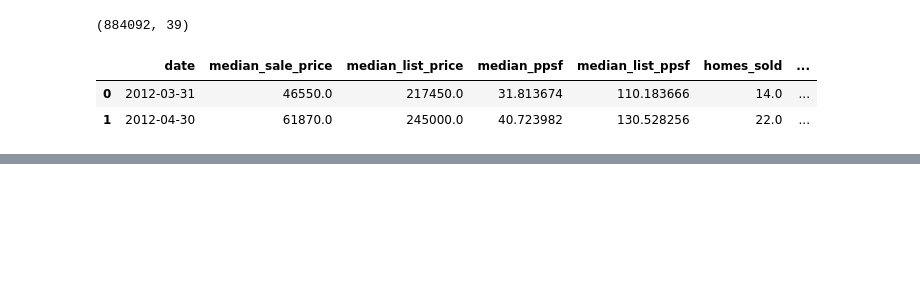
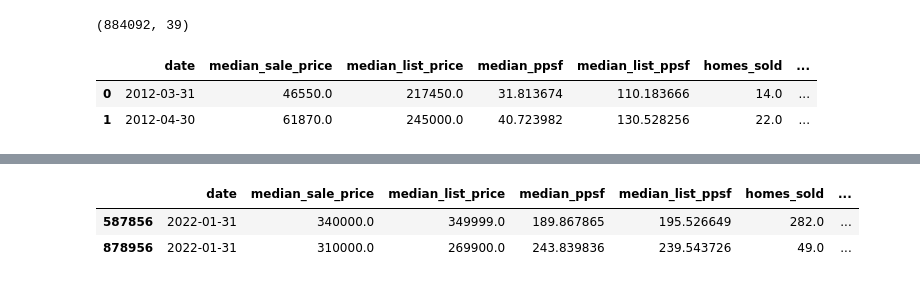
Before and after one commit to sebopapazo/Regression_ML_EndtoEnd, a Jupyter notebook: notebooks/00_data_split.ipynb, the cells around one changed output, grey strips where cells are left out. Drawn from its saved outputs; the diff is of its cells as text; code cells hidden in the pictures; blank space fills up the shorter version.

```diff
--- a/notebooks/00_data_split.ipynb
+++ b/notebooks/00_data_split.ipynb
@@ -30 +82,7 @@ print(holdout_df.shape)
+# %%
+holdout_df.head(2)
+# %% [output]
+|  | date | median_sale_price | median_list_price | median_ppsf | median_list_ppsf | homes_sold | ... |
+| 587856 | 2022-01-31 | 340000.0 | 349999.0 | 189.867865 | 195.526649 | 282.0 | ... |
+| 878956 | 2022-01-31 | 310000.0 | 269900.0 | 243.839836 | 239.543726 | 49.0 | ... |
 # %%
```
Also changed, not shown: parts of 9 cells of this notebook, 11 other files.
